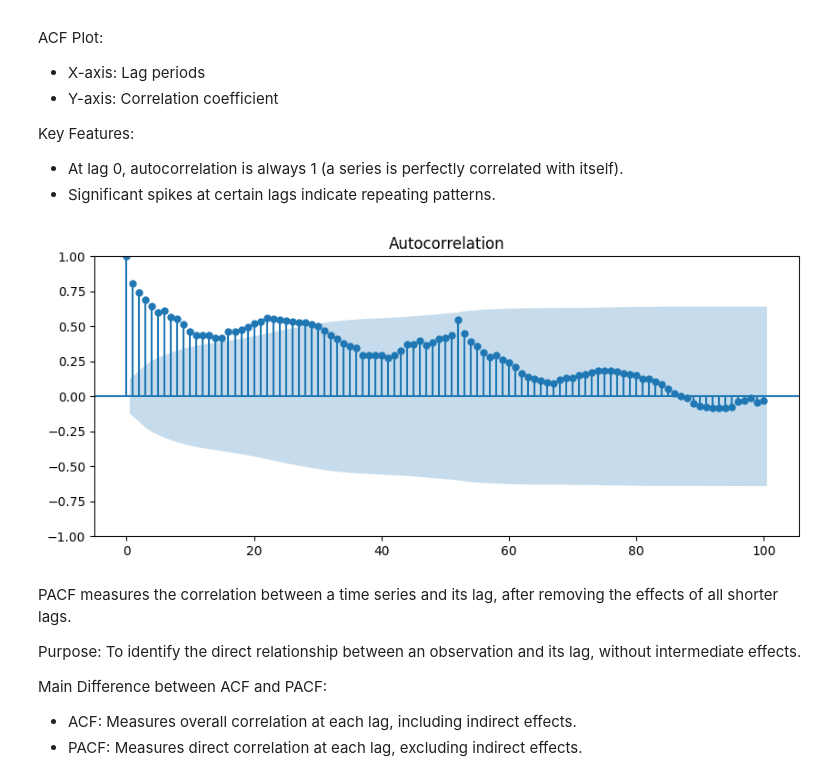
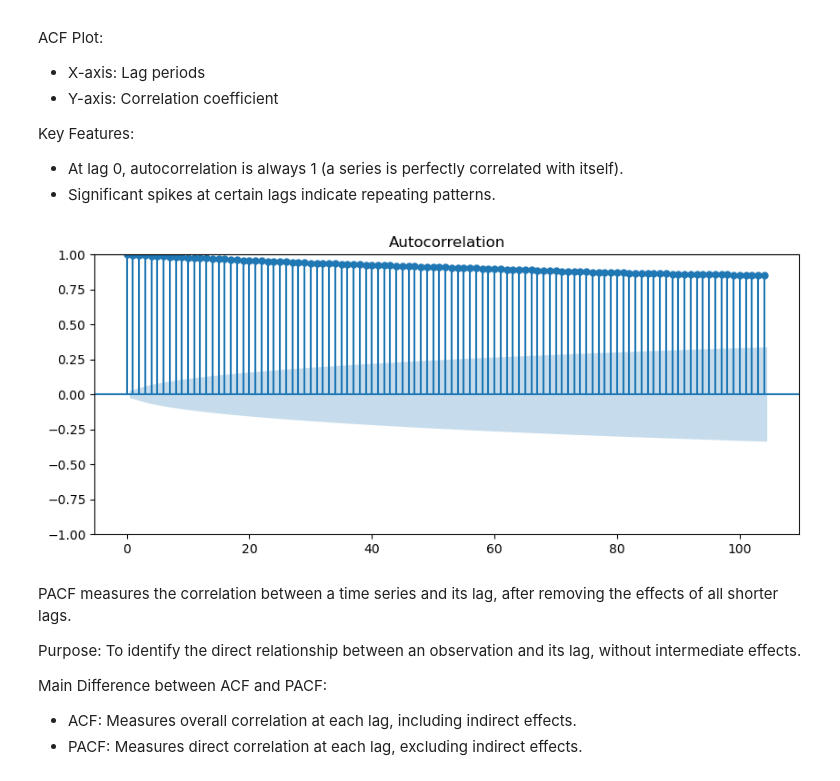
Before and after one commit to MarioHabibFathi/ITI_Time_series, a Jupyter notebook: LABS/Exponential Smoothing and Holt-Winters.ipynb, the cells around one changed output. Cells and saved outputs as stored; diff of their text form; code cells hidden in the pictures.

```diff
--- a/LABS/Exponential Smoothing and Holt-Winters.ipynb
+++ b/LABS/Exponential Smoothing and Holt-Winters.ipynb
@@ -62,6 +65,6 @@ df.head()
 # %%
 # df.asfreq("W-Mon") - convert the time series data to a specified frequency, in this case, weekly data with Monday as the anchor day.
 # Setting freq to W implies that the week starts on a Sunday
-df = df.asfreq("W-Mon")
-df.index
+df_w_Mon = df.asfreq("W-Mon")
+df_w_Mon.index
 # %% [output]
@@ -170,12 +175,12 @@ Key Features:
 - At lag 0, autocorrelation is always 1 (a series is perfectly correlated with itself).
 - Significant spikes at certain lags indicate repeating patterns.
 # %%
-# Plot the autocorrelation (ACF) of complaint values
+# Plot the autocorrelation (ACF) of close values
 fig, ax = plt.subplots(figsize = (10,4))
-plot_acf(df['complaints'], lags = 100, ax = ax)
+plot_acf(df['Close'], lags = 104, ax = ax)
 plt.show()
 # %% [output]
-[figure, old version]
+[figure, new version]
 # %% [markdown]
 PACF measures the correlation between a time series and its lag, after removing the effects of all shorter lags.
 
```
Also changed, not shown: parts of 28 cells of this notebook.
